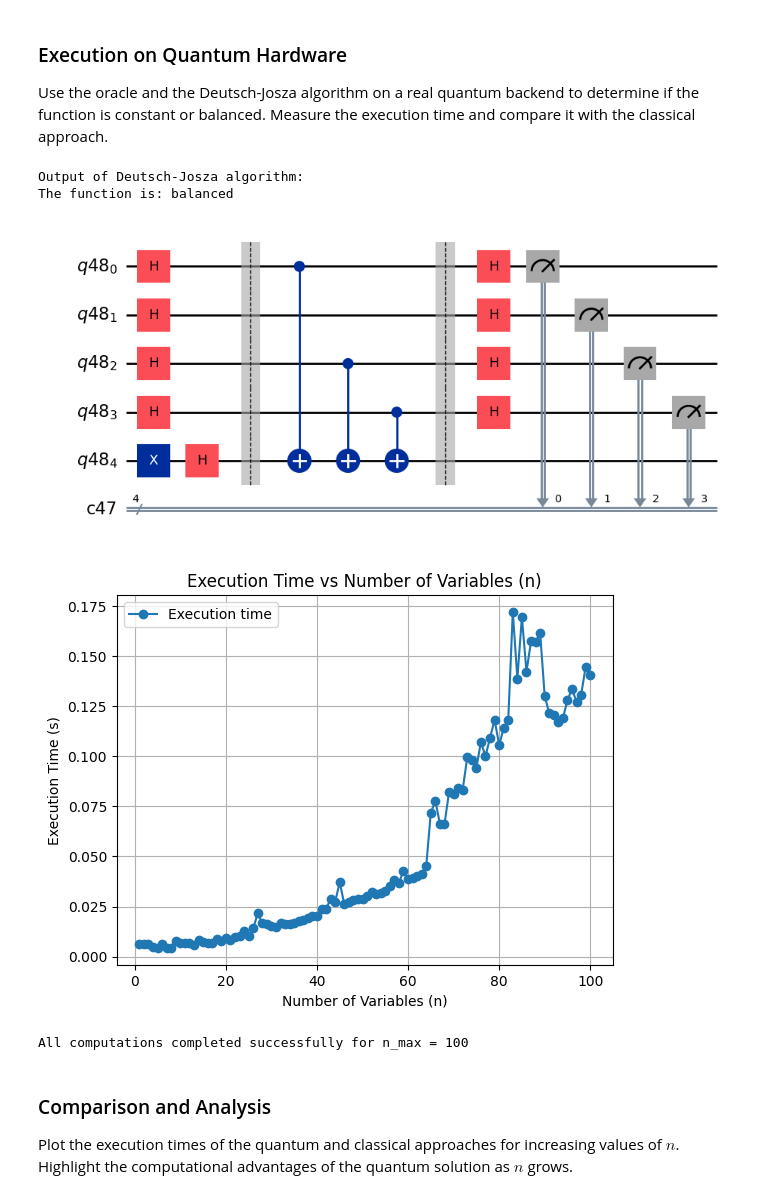
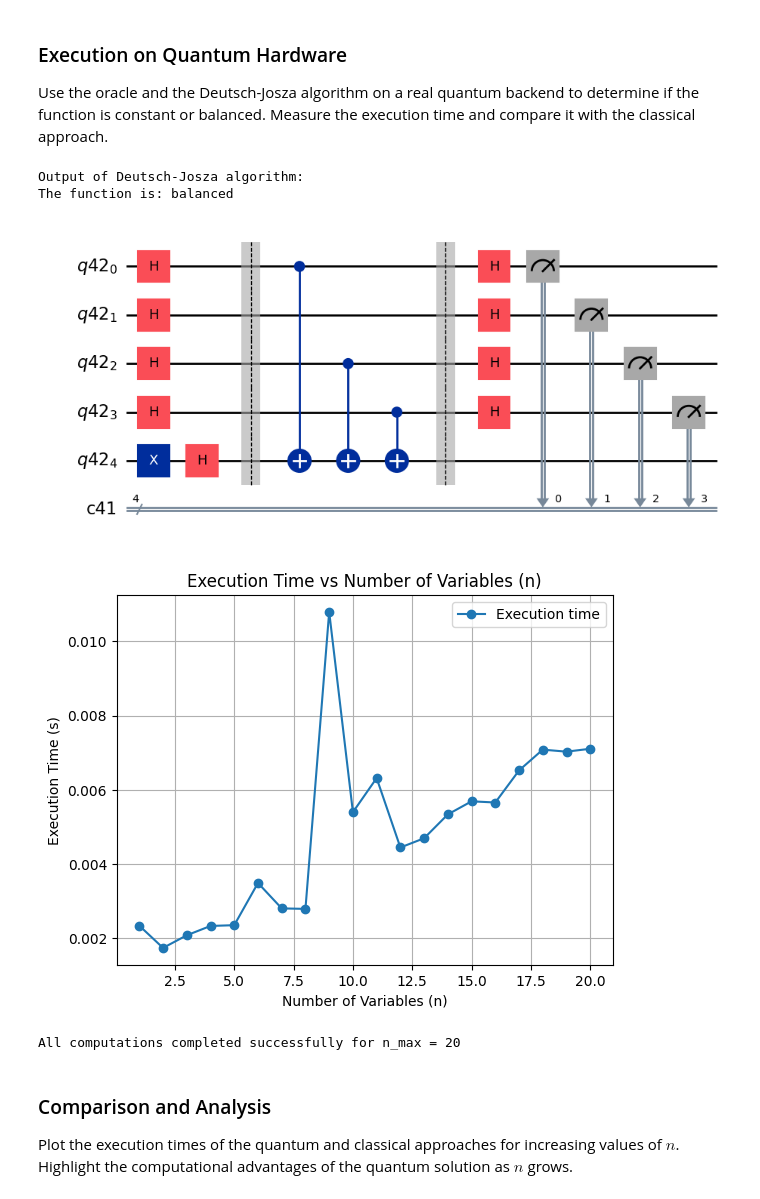
Before and after one commit to FedericoSantona/QiskitProject, a Jupyter notebook: Detusch_Grover.ipynb, the cells around one changed output. Saved outputs shown, nothing was run; the diff lists cells and outputs as text; code cells hidden in the pictures.

```diff
--- a/Detusch_Grover.ipynb
+++ b/Detusch_Grover.ipynb
@@ -163,7 +164,7 @@ All computations completed successfully for n_max = 20
 2. If $c = 0$, the oracle should return the identity circuit.
 3. If $c = 1$, the oracle should return the circuit for $U_{f_L}$.
 # %%
-def oracle(c, L, circuit):
+def oracleDJ(c, L, circuit):
     """
     Generates a quantum oracle for the Deutsch-Josza algorithm.
     U_f|x>|y> = |x>|y⊕f(x)>
@@ -213,7 +214,7 @@ def deutsch_jozsa_algorithm(c, L):
     circuit.x(n)
     circuit.h(range(n+1))
     circuit.barrier()
-    oracle(c, L, circuit)
+    oracleDJ(c, L, circuit)
     circuit.barrier()
     circuit.h(range(n))
     circuit.measure(range(n), range(n))
@@ -250,7 +251,7 @@ circuit.draw("mpl")
 # %% [output]
 Output of Deutsch-Josza algorithm:
 The function is: balanced
-[figure, old version]
+[figure, new version]
 # %%
 def measure_execution_time_quantum(n_max):
     """
@@ -280,21 +281,21 @@ def measure_execution_time_quantum(n_max):
     return times, infeasible_n
 # %%
 # Set the number of input variables n:
-n_max = 100
+n_max = 20
 times_quantum, infeasible_n = measure_execution_time_quantum(n_max)
 
 
 # Plot of execution time vs n
 plot_execution_time(times_quantum)
 
 # Print infeasibility point
 if infeasible_n != -1:
     print(f"Computation becomes infeasible for n >= {infeasible_n}")
 else:
     print("All computations completed successfully for n_max =", n_max)
 # %% [output]
-[figure, old version]
+[figure, new version]
-All computations completed successfully for n_max = 100
+All computations completed successfully for n_max = 20
 # %% [markdown]
 ### Comparison and Analysis
 Plot the execution times of the quantum and classical approaches for increasing values of $n$. Highlight the computational advantages of the quantum solution as $n$ grows.
```
Also changed, not shown: parts of 5 cells of this notebook.
